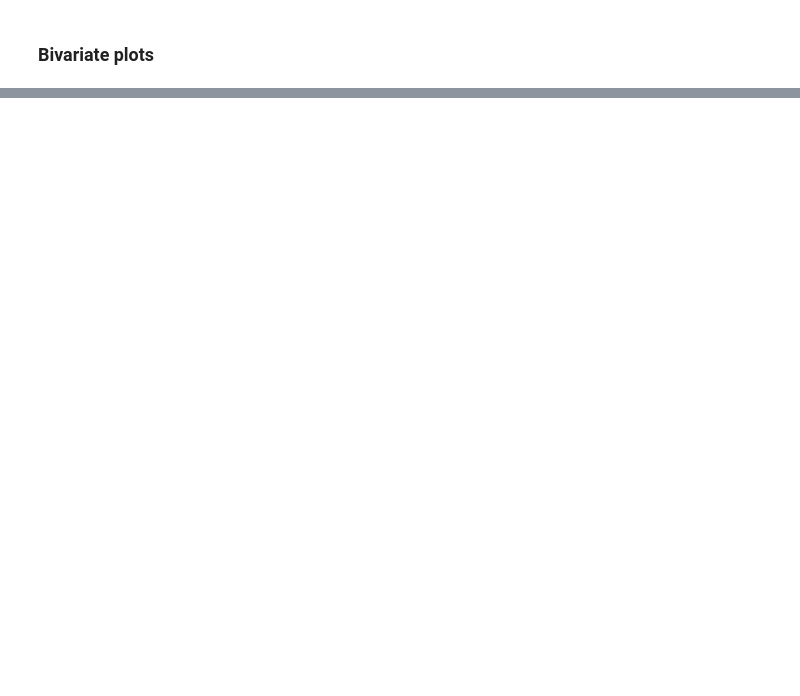
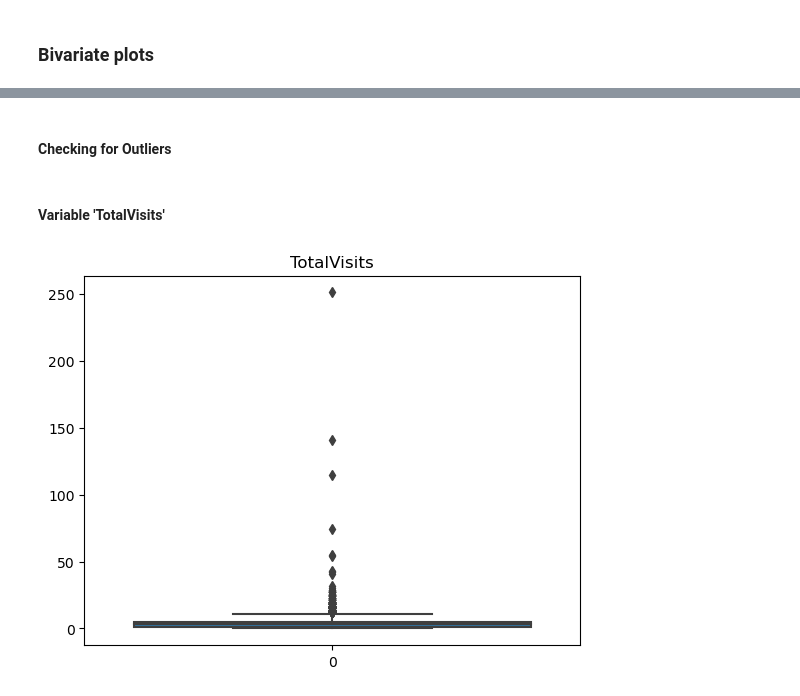
Before and after one commit to HarshavardhiniJS/Lead-scoring-case-study, a Jupyter notebook: Lead_Scoring_Project.ipynb, the cells around one changed output, grey strips where cells are left out. Cells and saved outputs as stored; diff of their text form; code cells hidden in the pictures; blank space fills up the shorter version.

```diff
--- a/Lead_Scoring_Project.ipynb
+++ b/Lead_Scoring_Project.ipynb
@@ -380,0 +366,3 @@ Name: Last Notable Activity, dtype: int64
+# %%
+dummy=pd.get_dummies(leads_df[cat_cols],drop_first=True)
+dummy.head()
@@ -380,0 +377,4 @@ Name: Last Notable Activity, dtype: int64
+# %%
+## Concatenating dummy variables
+lead=pd.concat([leads_df,dummy],axis=1)
+lead.head()
@@ -380,0 +389,4 @@ Name: Last Notable Activity, dtype: int64
+# %%
+## Dropping Categorical variables
+lead=lead.drop(leads_df[cat_cols],axis=1)
+lead.head()
@@ -380,0 +401,10 @@ Name: Last Notable Activity, dtype: int64
+# %% [markdown]
+#### Checking for Outliers
+# %% [markdown]
+#### Variable 'TotalVisits'
+# %%
+sns.boxplot(lead['TotalVisits'])
+plt.title('TotalVisits')
+plt.show()
+# %% [output]
+[figure, added]
```
Also changed, not shown: parts of 29 cells of this notebook.
